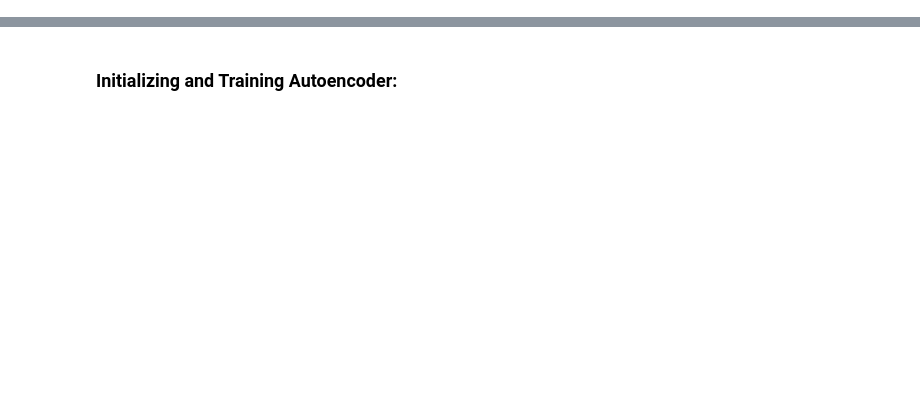
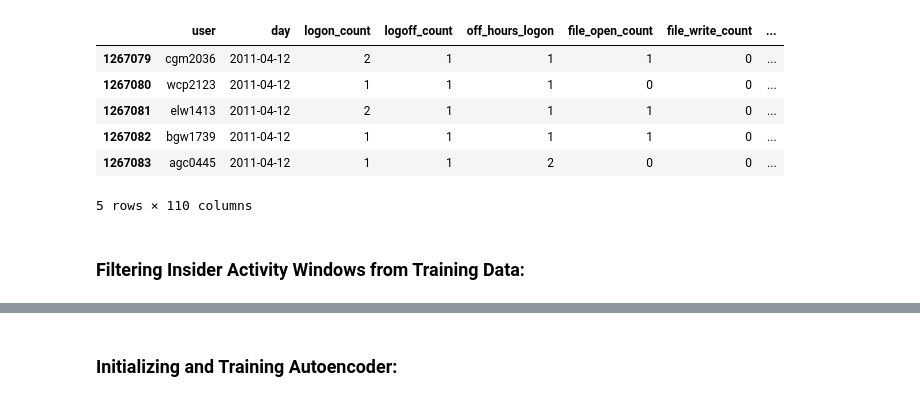
Before and after one commit to Aaron-Loera/Insider-Threat-Detection, a Jupyter notebook: Autoencoder.ipynb, the cells around one changed output, grey strips where cells are left out. Drawn from its saved outputs; the diff is of its cells as text; code cells hidden in the pictures; blank space fills up the shorter version.

```diff
--- a/Autoencoder.ipynb
+++ b/Autoencoder.ipynb
@@ -169,0 +31,12 @@ x = ueba_matrix.drop(columns=["user", "day"]).values
+# %%
+test_df.head()
+# %% [output]
+|  | user | day | logon_count | logoff_count | off_hours_logon | file_open_count | file_write_count | ... |
+| 1267079 | cgm2036 | 2011-04-12 | 2 | 1 | 1 | 1 | 0 | ... |
+| 1267080 | wcp2123 | 2011-04-12 | 1 | 1 | 1 | 0 | 0 | ... |
+| 1267081 | elw1413 | 2011-04-12 | 2 | 1 | 1 | 1 | 0 | ... |
+| 1267082 | bgw1739 | 2011-04-12 | 1 | 1 | 1 | 1 | 0 | ... |
+| 1267083 | agc0445 | 2011-04-12 | 1 | 1 | 2 | 0 | 0 | ... |
+5 rows × 110 columns
+# %% [markdown]
+### Filtering Insider Activity Windows from Training Data:
```
Also changed, not shown: parts of 43 cells of this notebook, 7 other files.
